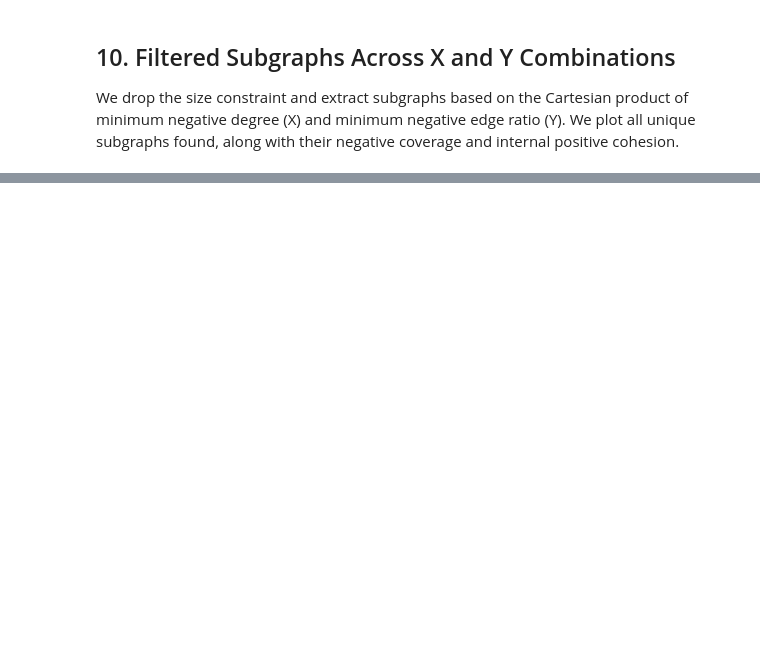
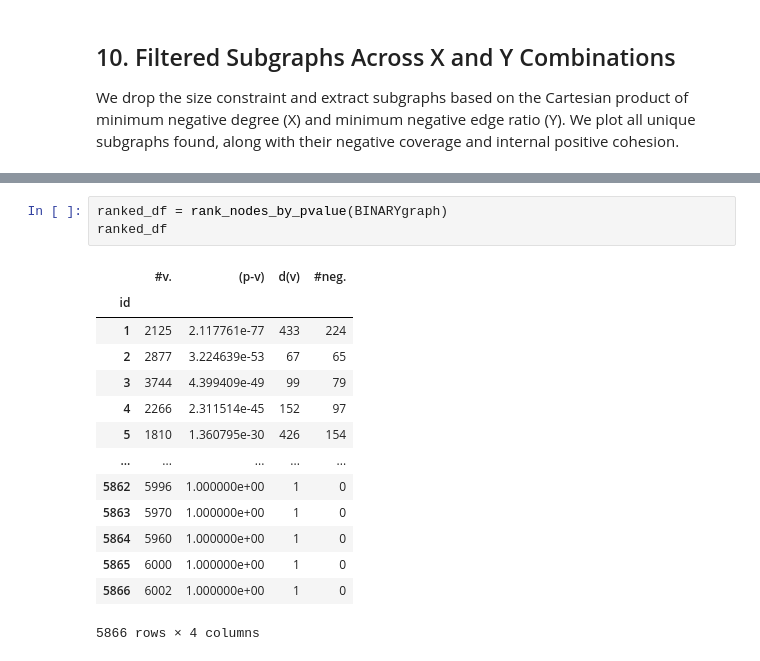
Before and after one commit to gsscala/financial-graph, a Jupyter notebook: ind_graphs.ipynb, the cells around one changed output, grey strips where cells are left out. Saved outputs shown, nothing was run; the diff lists cells and outputs as text; blank space fills up the shorter version.

```diff
--- a/ind_graphs.ipynb
+++ b/ind_graphs.ipynb
@@ -304,0 +298,18 @@ Found 12 unique subgraphs across 522 parameter combinations.
+# %%
+ranked_df = rank_nodes_by_pvalue(BINARYgraph)
+ranked_df
+# %% [output]
+|  | #v. | (p-v) | d(v) | #neg. |
+| id |  |  |  |  |
+| 1 | 2125 | 2.117761e-77 | 433 | 224 |
+| 2 | 2877 | 3.224639e-53 | 67 | 65 |
+| 3 | 3744 | 4.399409e-49 | 99 | 79 |
+| 4 | 2266 | 2.311514e-45 | 152 | 97 |
+| 5 | 1810 | 1.360795e-30 | 426 | 154 |
+| ... | ... | ... | ... | ... |
+| 5862 | 5996 | 1.000000e+00 | 1 | 0 |
+| 5863 | 5970 | 1.000000e+00 | 1 | 0 |
+| 5864 | 5960 | 1.000000e+00 | 1 | 0 |
+| 5865 | 6000 | 1.000000e+00 | 1 | 0 |
+| 5866 | 6002 | 1.000000e+00 | 1 | 0 |
+5866 rows × 4 columns
```
Also changed, not shown: parts of 7 cells of this notebook, 1 other file.
